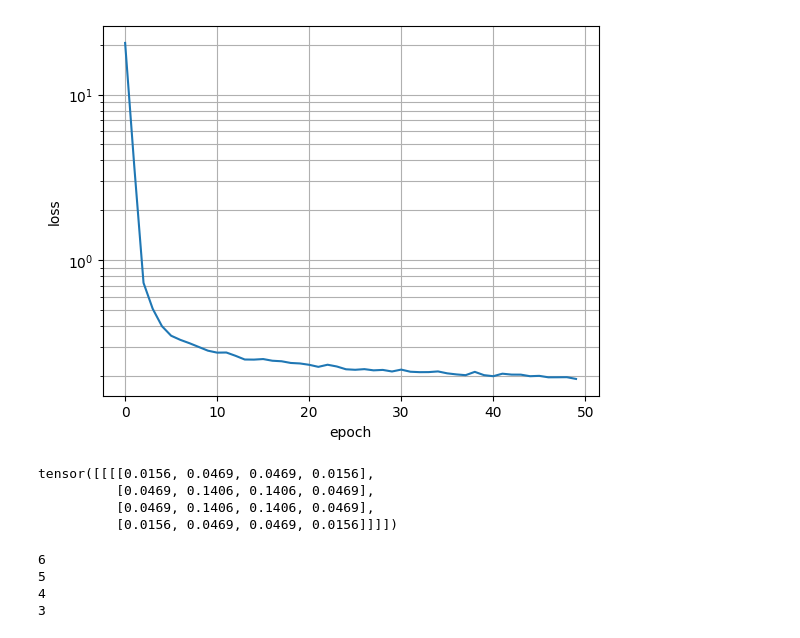
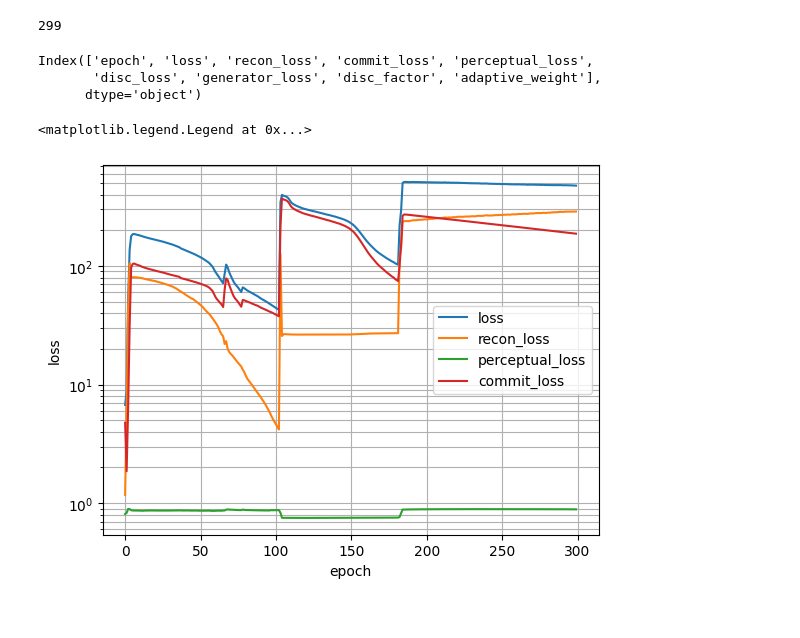
Before and after one commit to nli00/neural-terrain-generation, a Jupyter notebook: random.ipynb, the cells around one changed output. Saved outputs shown, nothing was run; the diff lists cells and outputs as text; code cells hidden in the pictures.

Commit message:
vqgan training runs but results are bad

```diff
--- a/random.ipynb
+++ b/random.ipynb
@@ -9,56 +18,35 @@ import matplotlib.pyplot as plt
+# %%
+len(utilizations)
+# %% [output]
+299
 # %%
-df = pd.read_csv("checkpoints/vq_vae_test/losses.csv")
+df = pd.read_csv("checkpoints/vqgan/losses.csv")
+df2 = pd.read_csv("losses.csv")
+
+df['epoch'] = df['epoch'] + 100
+losses = pd.concat([df, df2])
+losses = losses.sort_values(by = 'epoch')
+epochs = range(len(losses))
+
+losses.to_csv("checkpoints/vqgan/losses_complete.csv")
+# %%
+df.columns
+# %% [output]
+Index(['epoch', 'loss', 'recon_loss', 'commit_loss', 'perceptual_loss',
+       'disc_loss', 'generator_loss', 'disc_factor', 'adaptive_weight'],
+      dtype='object')
 # %%
 fig, ax = plt.subplots()
-ax.plot(range(len(df['loss'])), df['loss'])
+ax.plot(epochs, losses['loss'], label = 'loss')
+ax.plot(epochs, losses['recon_loss'], label = 'recon_loss')
+ax.plot(epochs, losses['perceptual_loss'], label = 'perceptual_loss')
+ax.plot(epochs, losses['commit_loss'], label = 'commit_loss')
+# ax.plot(epochs, losses['disc_loss'], label = 'disc_loss')
 ax.set_ylabel("loss")
 ax.set_yscale("log")
 ax.set_xlabel("epoch")
 ax.grid(which = "both")
+ax.legend()
 # %% [output]
+<matplotlib.legend.Legend at 0x...>
-[figure, old version]
+[figure, new version]
-# %%
-kernel_size = 4
-stride = 2
-kernel_size = kernel_size
-# This block here of custom kernels is taken almost directly from the MaskGIT implementation
-if kernel_size == 3:
-    filter = [1., 2., 1.]
-elif kernel_size == 4:
-    filter = [1., 3., 3., 1.]
-elif kernel_size == 5:
-    filter = [1., 4., 6., 4., 1.]
-elif kernel_size == 6:
-    filter = [1., 5., 10., 10., 5., 1.]
-elif kernel_size == 7:
-    filter = [1., 6., 15., 20., 15., 6., 1.]
-else:
-    raise ValueError('Only filter_size of 3, 4, 5, 6 or 7 is supported.')
-
-filter = torch.tensor(filter)
-filter = torch.outer(filter, filter)
-filter /= torch.sum(filter)
-# F.conv2d takes: weight – filters of shape (out_channels,in_channels / groups,kH,kW)
-filter = torch.reshape(filter, [1, 1, kernel_size, kernel_size])
-
-x = torch.rand([1, 8, 16, 16])
-channel_depth = x.shape[1]
-depthwise_filter = torch.tile(filter, [channel_depth, 1, 1, 1])
-x = torch.nn.functional.conv2d(x,
-                        weight = depthwise_filter,
-                        stride = stride,
-                        groups = channel_depth,
-                        padding = 1)
-# %% [output]
-tensor([[[[0.0156, 0.0469, 0.0469, 0.0156],
-          [0.0469, 0.1406, 0.1406, 0.0469],
-          [0.0469, 0.1406, 0.1406, 0.0469],
-          [0.0156, 0.0469, 0.0469, 0.0156]]]])
-# %%
-for i in range(6, 2, -1):
-    print(i)
-# %% [output]
-6
-5
-4
-3
```
Also changed, not shown: parts of 6 cells of this notebook, 6 other files.
